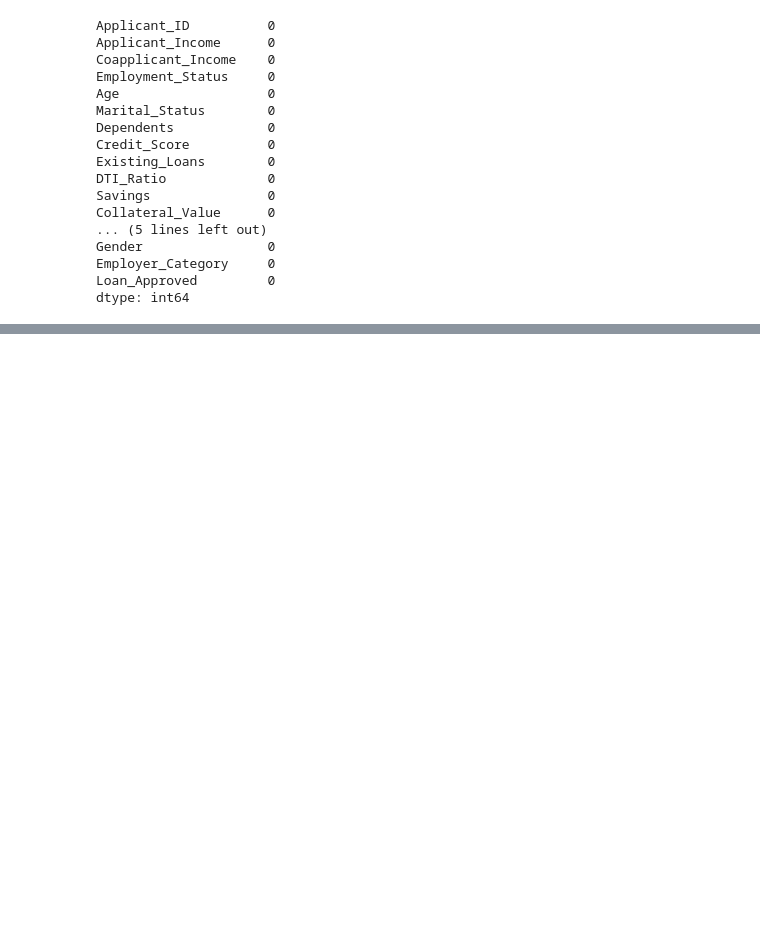
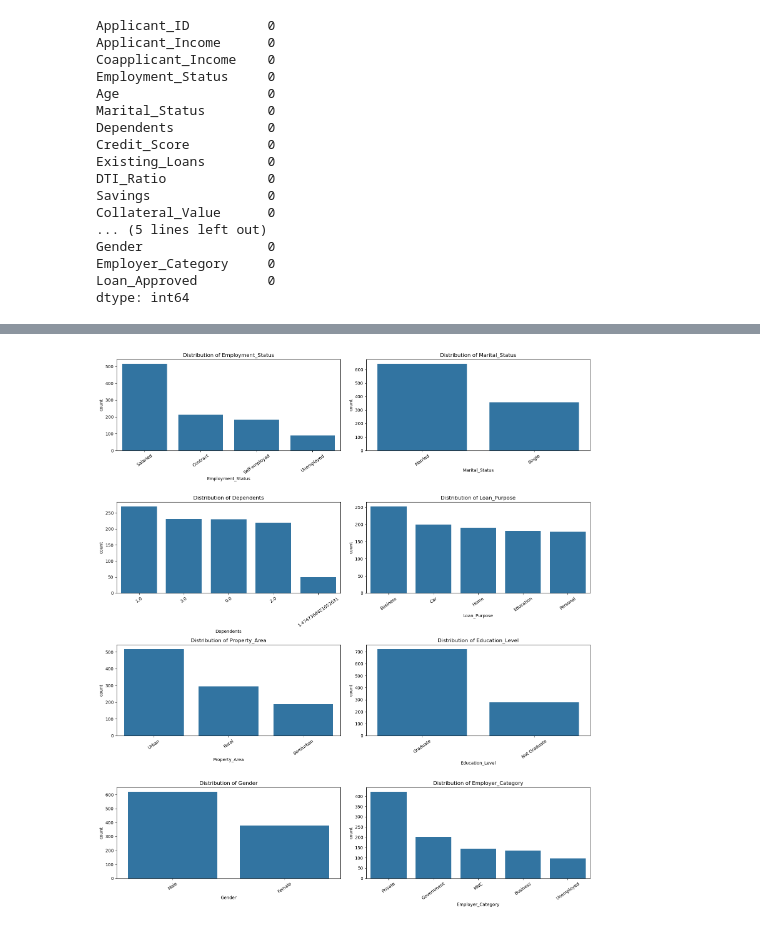
Before and after one commit to jeet1439/Supervised_learning, a Jupyter notebook: loan_approval_base.ipynb, the cells around one changed output, grey strips where cells are left out. Cells and saved outputs as stored; diff of their text form; code cells hidden in the pictures; blank space fills up the shorter version.

```diff
--- a/loan_approval_base.ipynb
+++ b/loan_approval_base.ipynb
@@ -109,0 +162,32 @@ dtype: int64
+# %%
+categorical_cols = [
+    "Employment_Status",
+    "Marital_Status",
+    "Dependents",
+    "Loan_Purpose",
+    "Property_Area",
+    "Education_Level",
+    "Gender",
+    "Employer_Category"
+]
+
+fig, axes = plt.subplots(4, 2, figsize=(16, 18))
+axes = axes.flatten()
+
+for i, col in enumerate(categorical_cols):
+    order = df[col].value_counts().index
+
+    sns.countplot(
+        data=df,
+        x=col,
+        order=order,
+        ax=axes[i]
+    )
+
+    axes[i].set_title(f"Distribution of {col}")
+    axes[i].tick_params(axis="x", rotation=35)
+
+plt.tight_layout()
+plt.show()
+# %% [output]
+[figure, added]
```
Also changed, not shown: parts of 21 cells of this notebook.
